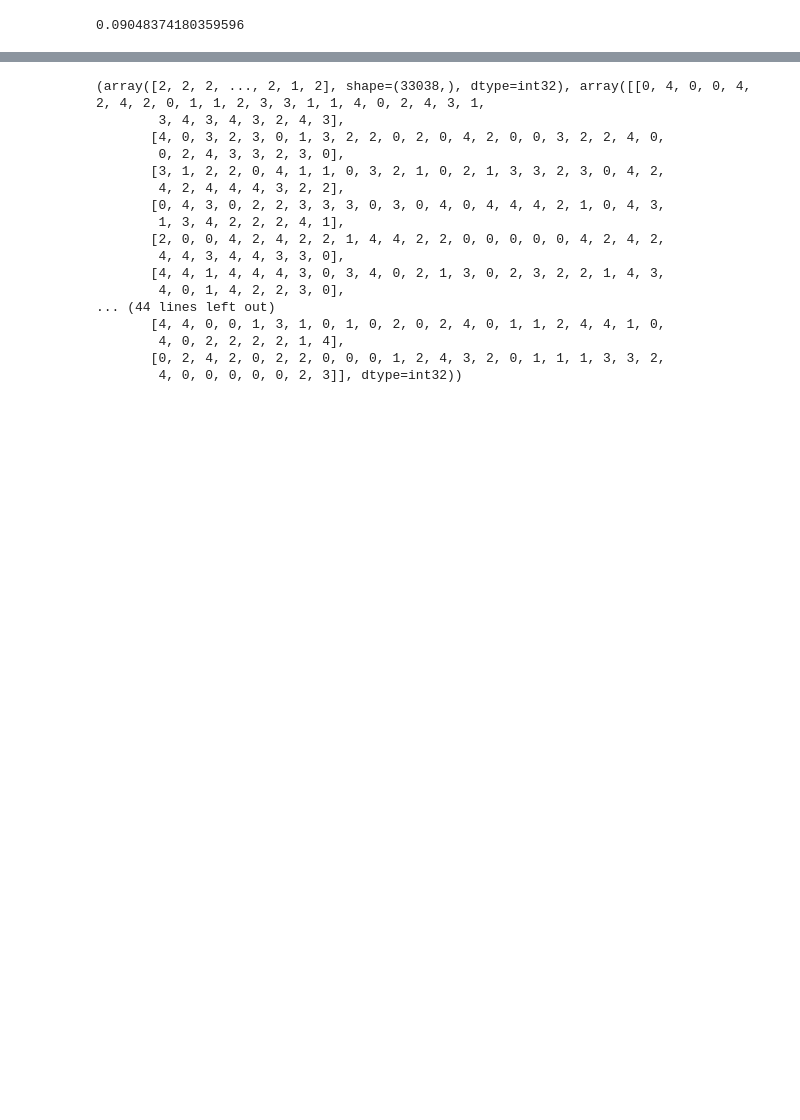
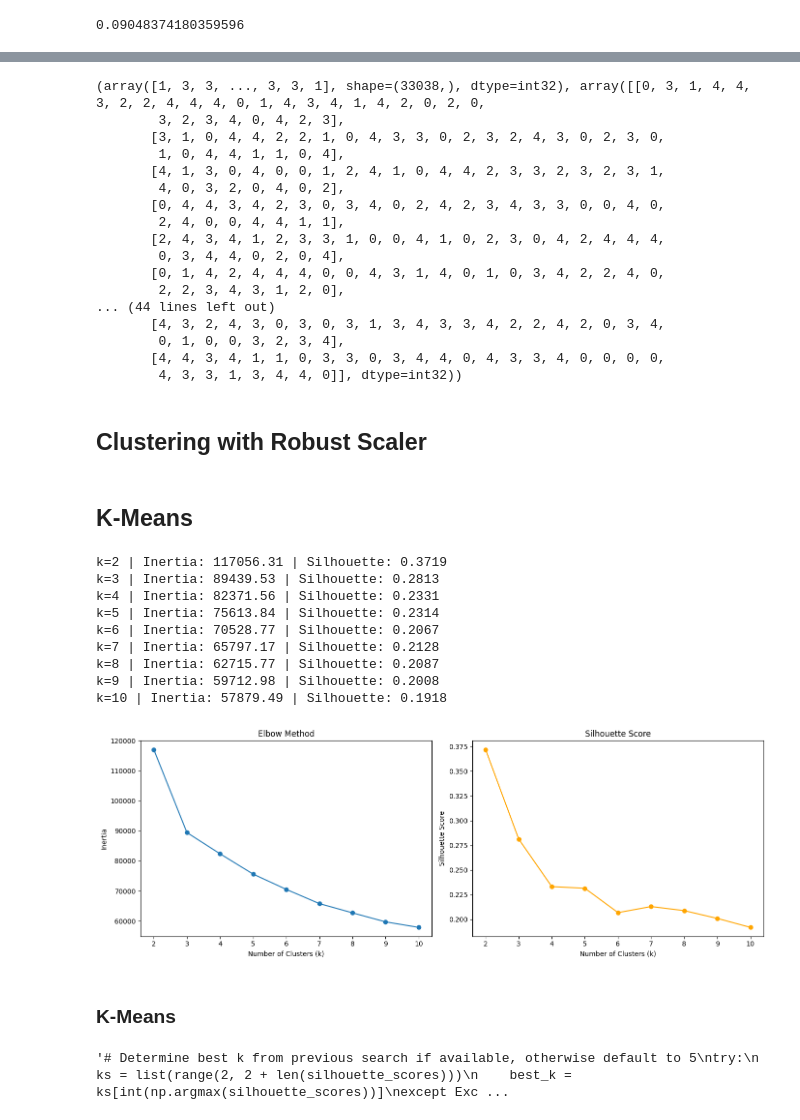
Before and after one commit to marianasfmartins/Customer-Segmentation-Project, a Jupyter notebook: Course Assignment - Customer Segmentation-20260417/main.ipynb, the cells around one changed output, grey strips where cells are left out. Cells and saved outputs as stored; diff of their text form; code cells hidden in the pictures; blank space fills up the shorter version.

```diff
--- a/Course Assignment - Customer Segmentation-20260417/main.ipynb
+++ b/Course Assignment - Customer Segmentation-20260417/main.ipynb
@@ -171,20 +224,50 @@ InvalidParameterError: The 'n_clusters' parameter of KMeans must be an int in th
 # %%
-print(assign_som_clusters(initial_weights, df_processed_st,n_clusters=5))
+print(assign_som_clusters(initial_weights, df_saude_st,n_clusters=5))
 # %% [output]
-(array([2, 2, 2, ..., 2, 1, 2], shape=(33038,), dtype=int32), array([[0, 4, 0, 0, 4, 2, 4, 2, 0, 1, 1, 2, 3, 3, 1, 1, 4, 0, 2, 4, 3, 1,
-        3, 4, 3, 4, 3, 2, 4, 3],
-       [4, 0, 3, 2, 3, 0, 1, 3, 2, 2, 0, 2, 0, 4, 2, 0, 0, 3, 2, 2, 4, 0,
-        0, 2, 4, 3, 3, 2, 3, 0],
-       [3, 1, 2, 2, 0, 4, 1, 1, 0, 3, 2, 1, 0, 2, 1, 3, 3, 2, 3, 0, 4, 2,
-        4, 2, 4, 4, 4, 3, 2, 2],
-       [0, 4, 3, 0, 2, 2, 3, 3, 3, 0, 3, 0, 4, 0, 4, 4, 4, 2, 1, 0, 4, 3,
-        1, 3, 4, 2, 2, 2, 4, 1],
-       [2, 0, 0, 4, 2, 4, 2, 2, 1, 4, 4, 2, 2, 0, 0, 0, 0, 0, 4, 2, 4, 2,
-        4, 4, 3, 4, 4, 3, 3, 0],
-       [4, 4, 1, 4, 4, 4, 3, 0, 3, 4, 0, 2, 1, 3, 0, 2, 3, 2, 2, 1, 4, 3,
-        4, 0, 1, 4, 2, 2, 3, 0],
+(array([1, 3, 3, ..., 3, 3, 1], shape=(33038,), dtype=int32), array([[0, 3, 1, 4, 4, 3, 2, 2, 4, 4, 4, 0, 1, 4, 3, 4, 1, 4, 2, 0, 2, 0,
+        3, 2, 3, 4, 0, 4, 2, 3],
+       [3, 1, 0, 4, 4, 2, 2, 1, 0, 4, 3, 3, 0, 2, 3, 2, 4, 3, 0, 2, 3, 0,
+        1, 0, 4, 4, 1, 1, 0, 4],
+       [4, 1, 3, 0, 4, 0, 0, 1, 2, 4, 1, 0, 4, 4, 2, 3, 3, 2, 3, 2, 3, 1,
+        4, 0, 3, 2, 0, 4, 0, 2],
+       [0, 4, 4, 3, 4, 2, 3, 0, 3, 4, 0, 2, 4, 2, 3, 4, 3, 3, 0, 0, 4, 0,
+        2, 4, 0, 0, 4, 4, 1, 1],
+       [2, 4, 3, 4, 1, 2, 3, 3, 1, 0, 0, 4, 1, 0, 2, 3, 0, 4, 2, 4, 4, 4,
+        0, 3, 4, 4, 0, 2, 0, 4],
+       [0, 1, 4, 2, 4, 4, 4, 0, 0, 4, 3, 1, 4, 0, 1, 0, 3, 4, 2, 2, 4, 0,
+        2, 2, 3, 4, 3, 1, 2, 0],
 ... (44 lines left out)
-       [4, 4, 0, 0, 1, 3, 1, 0, 1, 0, 2, 0, 2, 4, 0, 1, 1, 2, 4, 4, 1, 0,
-        4, 0, 2, 2, 2, 2, 1, 4],
-       [0, 2, 4, 2, 0, 2, 2, 0, 0, 0, 1, 2, 4, 3, 2, 0, 1, 1, 1, 3, 3, 2,
-        4, 0, 0, 0, 0, 0, 2, 3]], dtype=int32))
+       [4, 3, 2, 4, 3, 0, 3, 0, 3, 1, 3, 4, 3, 3, 4, 2, 2, 4, 2, 0, 3, 4,
+        0, 1, 0, 0, 3, 2, 3, 4],
+       [4, 4, 3, 4, 1, 1, 0, 3, 3, 0, 3, 4, 4, 0, 4, 3, 3, 4, 0, 0, 0, 0,
+        4, 3, 3, 1, 3, 4, 4, 0]], dtype=int32))
+# %% [markdown]
+## Clustering with Robust Scaler
+# %% [markdown]
+## K-Means
+# %%
+inertias, silhouette_scores = find_optimal_k(df_saude_rb)
+# %% [output]
+k=2 | Inertia: 117056.31 | Silhouette: 0.3719
+k=3 | Inertia: 89439.53 | Silhouette: 0.2813
+k=4 | Inertia: 82371.56 | Silhouette: 0.2331
+k=5 | Inertia: 75613.84 | Silhouette: 0.2314
+k=6 | Inertia: 70528.77 | Silhouette: 0.2067
+k=7 | Inertia: 65797.17 | Silhouette: 0.2128
+k=8 | Inertia: 62715.77 | Silhouette: 0.2087
+k=9 | Inertia: 59712.98 | Silhouette: 0.2008
+k=10 | Inertia: 57879.49 | Silhouette: 0.1918
+[figure, added]
+# %% [markdown]
+### K-Means
+# %%
+"""# Determine best k from previous search if available, otherwise default to 5
+try:
+    ks = list(range(2, 2 + len(silhouette_scores)))
+    best_k = ks[int(np.argmax(silhouette_scores))]
+except Exception:
+    best_k = 5
+
+print(f"Selected k: {best_k}")"""
+# %% [output]
+'# Determine best k from previous search if available, otherwise default to 5\ntry:\n    ks = list(range(2, 2 + len(silhouette_scores)))\n    best_k = ks[int(np.argmax(silhouette_scores))]\nexcept Exc ...
```
Also changed, not shown: parts of 61 cells of this notebook, 1 other file.
